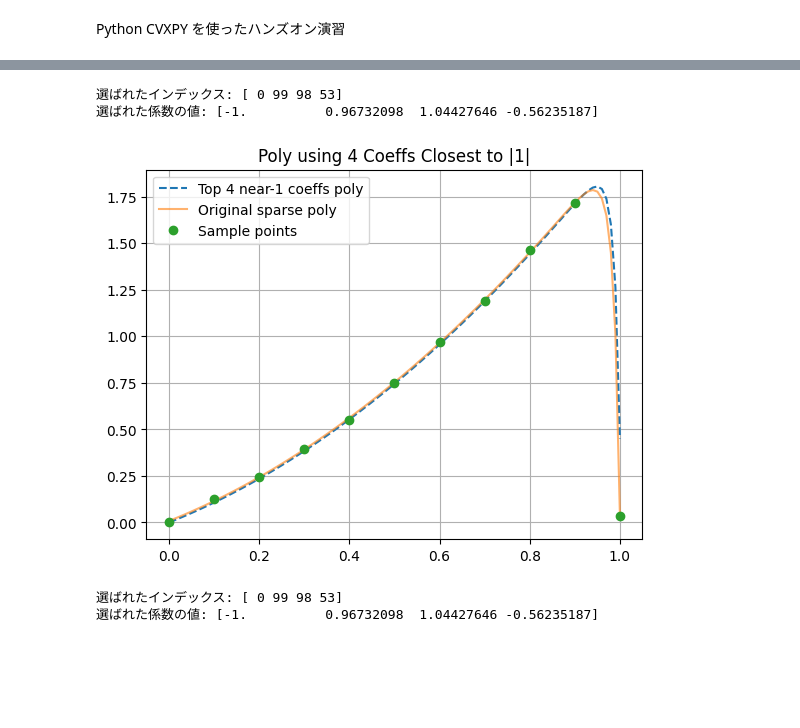
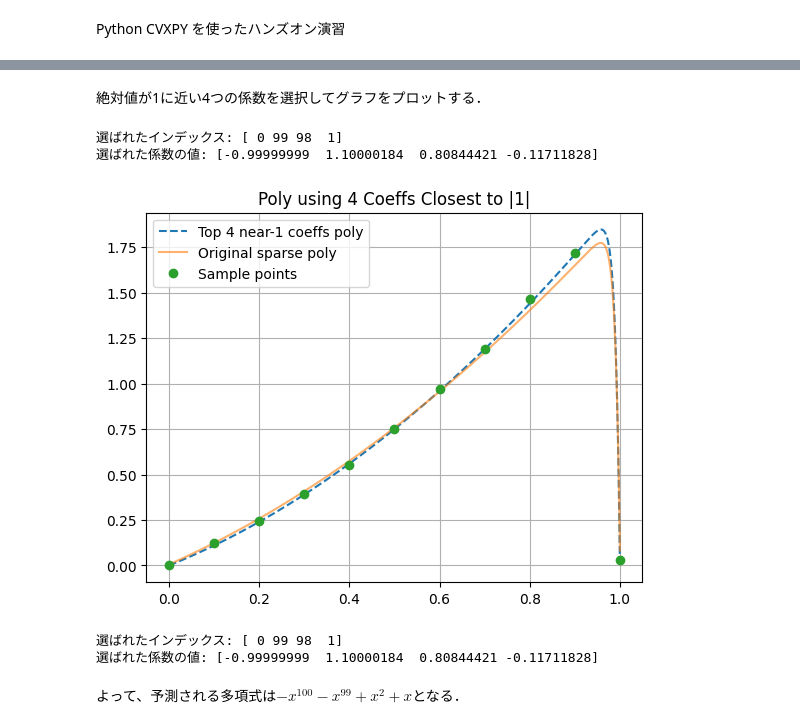
Before and after one commit to So8128/sparse, a Jupyter notebook: report_4.ipynb, the cells around one changed output, grey strips where cells are left out. Drawn from its saved outputs; the diff is of its cells as text; code cells hidden in the pictures; blank space fills up the shorter version.

```diff
--- a/report_4.ipynb
+++ b/report_4.ipynb
@@ -101,0 +37,37 @@ optimal value: 4.247018912857674
+# %%
+import numpy as np
+import cvxpy as cp  # CVXPYをインポート
+import matplotlib.pyplot as plt # グラフ描画用
+
+n = 101
+m=11
+delta = 1/(m-1)
+t = np.arange(0,1+delta,delta)
+y = np.array([0.002286, 0.1261, 0.2440, 0.3950, 0.5516, 0.7502,
+0.9696, 1.189, 1.465, 1.718, 0.03243])
+
+lamb=0.05
+# Extended Vandermonde matrix
+Phi_e = np.vander(t,n)
+# optimization variable
+x = cp.Variable(n)
+# cost function
+cost = 0.5 * cp.sum_squares(Phi_e @ x - y) + lamb *cp.norm1(x)
+# constraints
+constraints = [x[0]==-1,-1.1<=x, x<=1.1]
+# optimization problem
+prob = cp.Problem(cp.Minimize(cost), constraints)
+# solve by CVXPY
+prob.solve()
+# print the result
+print("status:", prob.status)
+print("optimal value", prob.value)
+print("optimal value", prob.value)
+
+
+plt.stem(np.arange(n), x.value)
+plt.title("factor vector x")
+plt.xlabel("Index")
+plt.ylabel("Value")
+plt.grid(True)
+plt.show()
@@ -102,30 +79,36 @@ optimal value: 4.247018912857674
+# %% [markdown]
+絶対値が1に近い4つの係数を選択してグラフをプロットする．
 # %%
 if x.value is not None:
+    time = np.linspace(0, 1, 1000)
     # --- 絶対値が1に近い4つの係数を選択 ---
     abs_diff = np.abs(np.abs(x.value) - 1)  # |係数|と1の差
     top4_indices = np.argsort(abs_diff)[:4]  # 差が小さい順に4つ
 
     # 新しい係数ベクトル（他はゼロ）
     sparse_x = np.zeros_like(x.value)
-    sparse_x[top4_indices] = x.value[top4_indices]
+    sparse_x[top4_indices] = np.sign(x.value[top4_indices])  # ±1 に設定
 
     print("選ばれたインデックス:", top4_indices)
     print("選ばれた係数の値:", x.value[top4_indices])
     # --- 再構築された多項式の描画 ---
     fig, ax = plt.subplots()
     ax.plot(time, np.polyval(sparse_x, time), label='Top 4 near-1 coeffs poly', linestyle='--')
     ax.plot(time, np.polyval(x.value, time), label='Original sparse poly', alpha=0.6)
+    #ax.plot(time, -time**100 - time**99 + time**2 + time, label='-x^100 - x^99 + x^2 + x')
     ax.plot(t, y, 'o', label='Sample points')
     ax.legend()
     ax.grid()
     ax.set_title("Poly using 4 Coeffs Closest to |1|")
     plt.show()
 
     print("選ばれたインデックス:", top4_indices)
     print("選ばれた係数の値:", x.value[top4_indices])
 # %% [output]
-選ばれたインデックス: [ 0 99 98 53]
-選ばれた係数の値: [-1.          0.96732098  1.04427646 -0.56235187]
+選ばれたインデックス: [ 0 99 98  1]
+選ばれた係数の値: [-0.99999999  1.10000184  0.80844421 -0.11711828]
-[figure, old version]
+[figure, new version]
-選ばれたインデックス: [ 0 99 98 53]
-選ばれた係数の値: [-1.          0.96732098  1.04427646 -0.56235187]
+選ばれたインデックス: [ 0 99 98  1]
+選ばれた係数の値: [-0.99999999  1.10000184  0.80844421 -0.11711828]
+# %% [markdown]
+よって、予測される多項式は$-x^{100} -x^{99} +x^2 +x$となる．
```
Also changed, not shown: parts of 6 cells of this notebook, 2 other files.
